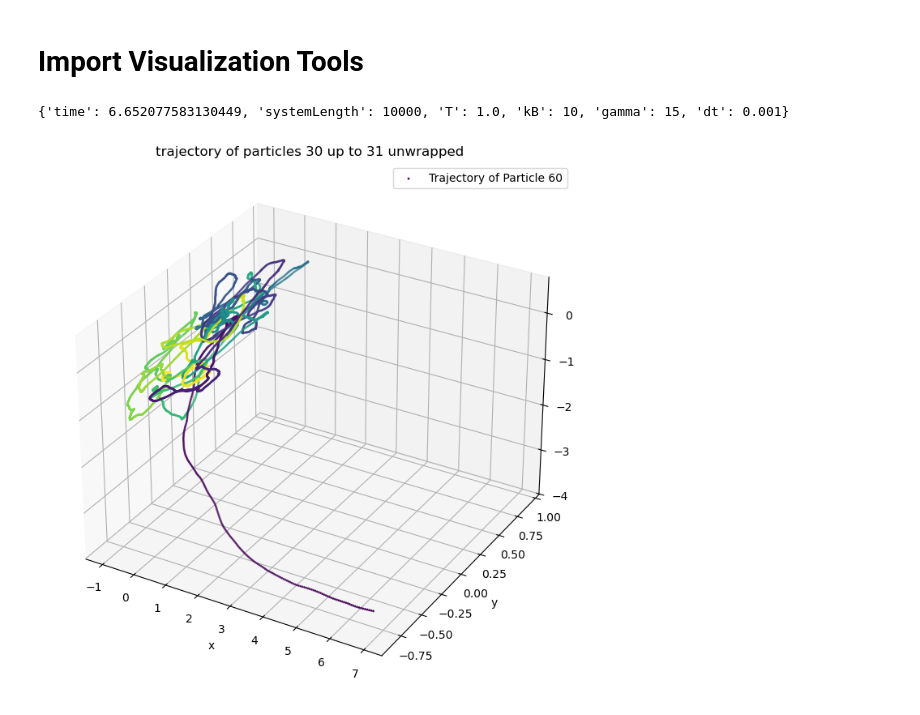
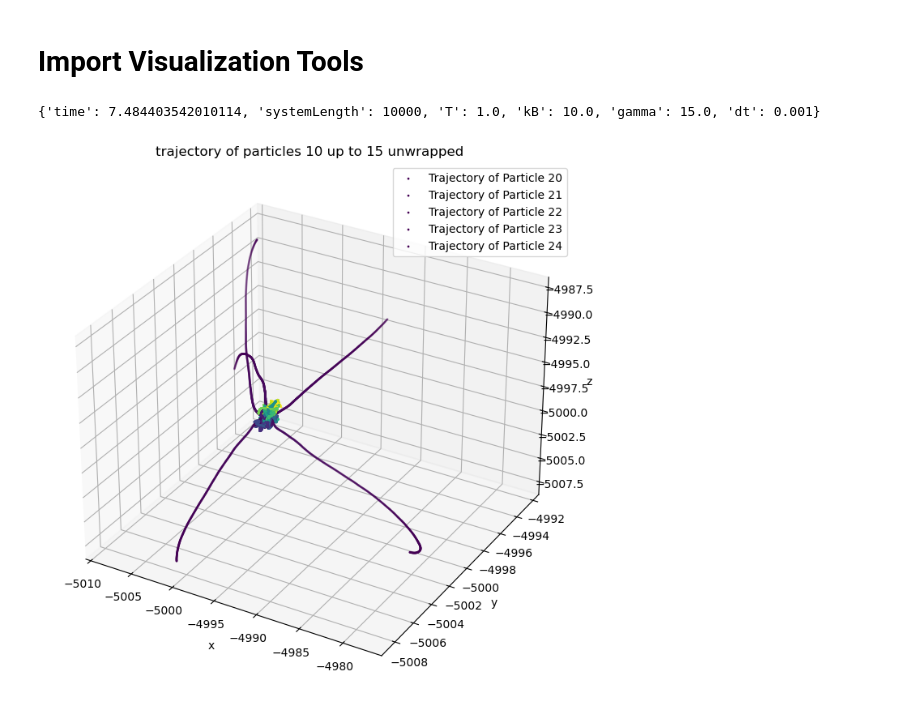
Before and after one commit to milesmg/langevin_integrator, a Jupyter notebook: src/main.ipynb, the cells around one changed output. Saved outputs shown, nothing was run; the diff lists cells and outputs as text; code cells hidden in the pictures.

Commit message:
gave up on movie maker; fixed intial condits for wrapped sim so better stability(?) and much better plotting

```diff
--- a/src/main.ipynb
+++ b/src/main.ipynb
@@ -30,12 +30,13 @@ M = np.ones((N,1),dtype=float)
 dt = 1.e-3
 num_steps = 10**4
 T = 1.0
-gamma = 15
-kB = 10
+gamma = 15.0
+kB = 10.0
+L=10**4
 
 # starting positins in a small Gaussian, then center at (0,0,0)
 q = 10 * rng.normal(size=(N,3))
-q -= q.mean(axis=0, keepdims=True)
+q -= q.mean(axis=0, keepdims=True)+ L/2
 
 # starting momenta are boltzmann distributed with stdev = sqrt(mkBT) per component
 p_std = np.sqrt(M * kB * T)
@@ -49,13 +50,11 @@ kSpring=.1
 
 
 pTable,qTable,UTable,other_Data = run(p0,q0,num_steps=num_steps,
-                           N=N,M=M,dt=dt,gamma=gamma,kB=kB,T=T,
+                           N=N,M=M,dt=dt,gamma=gamma,kB=kB,T=T,systemLength=L,
                            potential_type="harmonic",
                            timing = True,printing_steps=True)
 
 print(f"other data = {other_Data}")
-
-print(qTable.shape)
 # %% [output]
 At step 1000 out of 10000
 At step 2000 out of 10000
@@ -96,22 +95,23 @@ if timing_experiments:
 # %%
 print(other_Data)
 # %% [output]
-{'time': 6.652077583130449, 'systemLength': 10000, 'T': 1.0, 'kB': 10, 'gamma': 15, 'dt': 0.001}
+{'time': 7.484403542010114, 'systemLength': 10000, 'T': 1.0, 'kB': 10.0, 'gamma': 15.0, 'dt': 0.001}
 # %%
 from visualizer import generate_video, generate_plot
 
+# Visualize doesn't work yet
 def visualize(qTable,L,outfile:Optional[str]=None,show:bool= True):
     fig = generate_video(qTable,L,outfile=outfile if outfile else 'outfile.html')
     if show:
         fig.show(renderer= "browser")
 
 def plot(qTable,L,unwrap:bool = False,numParticles:int = 1,idx:Optional[int]=None):
     fig, ax = generate_plot(qTable,L,step=1,idx=0 if idx is None else idx,unwrap=unwrap,numParticles=numParticles)
     plt.show()
 
 
 
 # visualize(qTable=qTable,L=10**4,outfile='secondTry.html',show=False)
-plot(qTable=qTable,L=10**4,unwrap=True,numParticles=1,idx=30)
+plot(qTable=qTable,L=10**4,unwrap=True,numParticles=5,idx=10)
 # %% [output]
-[figure, old version]
+[figure, new version]
```
Also changed, not shown: parts of 1 cell of this notebook, 2 other files.
